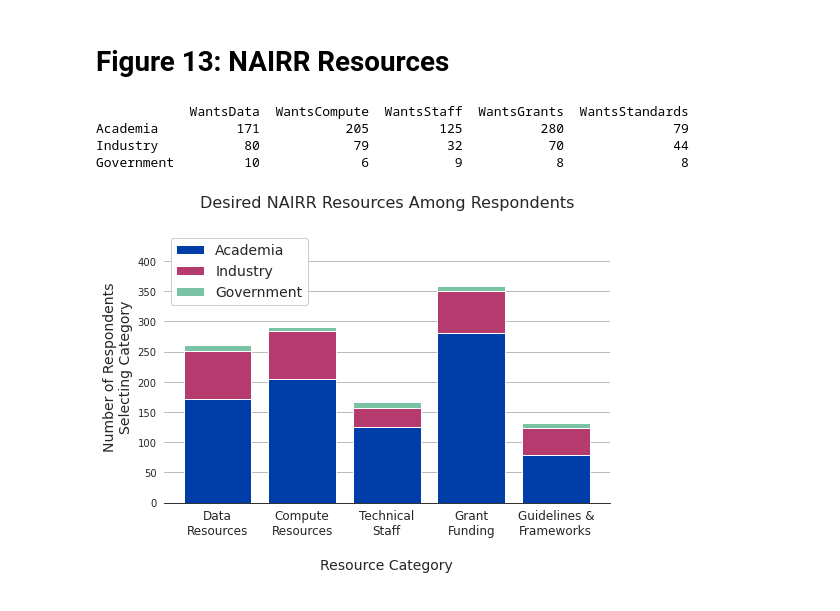
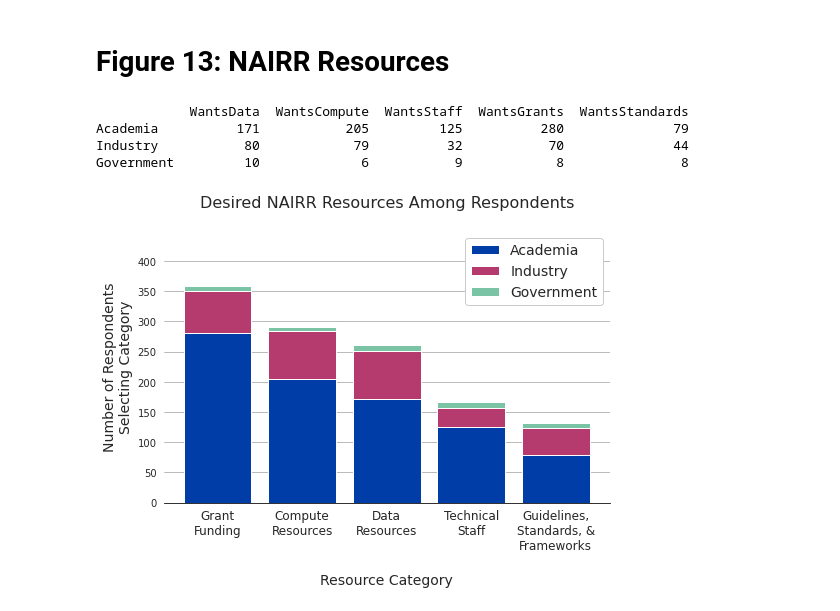
Before and after one commit to georgetown-cset/Compute_Survey_2022, a Jupyter notebook: scripts/paper_figures.ipynb, the cells around one changed output. Cells and saved outputs as stored; diff of their text form; code cells hidden in the pictures.

Commit message:
Updated Figure 13

```diff
--- a/scripts/paper_figures.ipynb
+++ b/scripts/paper_figures.ipynb
@@ -875,34 +1043,38 @@ for col in data.columns:
         data.loc[sector, col] = df[df.Sector == sector][col].sum()
 print(data)
 
+# Calculate totals and sort the data
+totals = np.sum(np.array(data), axis=0)
+sorted_data = np.array(data)[:, np.argsort(totals)[::-1]]
+
 # Create the figure
 fig, ax = plt.subplots(figsize=(8,5))
 
 # Plot the data as a stacked bar plot
 bottom = np.zeros(5,)
 for i in range(3):
-    ax.bar(np.arange(5), np.array(data.loc[data.index[i]]), bottom = bottom,
+    ax.bar(np.arange(5), sorted_data[i], bottom = bottom,
            color=colors[i], label=data.index[i])
-    bottom += np.array(data.loc[data.index[i]])
+    bottom += sorted_data[i]
 
 # Adjust the aesthetics, add a legend, and save the figure
-labels = ['Data\nResources', 'Compute\nResources', 'Technical\nStaff', 'Grant\nFunding', 'Guidelines &\nFrameworks']
+labels = ['Grant\nFunding', 'Compute\nResources', 'Data\nResources', 'Technical\nStaff', 'Guidelines,\nStandards, &\nFrameworks']
 ax.set_xticks(np.arange(5))
 ax.set_xticklabels(labels, fontsize=12, fontname='DejaVu Sans')
 ax.set_xlabel('\nResource Category', fontsize=14, fontname='DejaVu Sans')
 ax.set_yticks(np.arange(0, 450, 50))
 ax.set_yticklabels([str(i) for i in np.arange(0, 450, 50)], fontsize=10, fontname='DejaVu Sans')
 ax.set_ylabel('Number of Respondents\nSelecting Category', fontsize=14, fontname='DejaVu Sans')
 ax.set_ylim([0,450])
 ax.set_title('Desired NAIRR Resources Among Respondents\n', fontsize=16, fontname='DejaVu Sans')
 ax.legend(prop=basefont, loc=0)
 plt.savefig('../figures/paper/Fig13.jpg', dpi=300, bbox_inches='tight')
 
 plt.show()
 plt.close()
 # %% [output]
             WantsData  WantsCompute  WantsStaff  WantsGrants  WantsStandards
 Academia          171           205         125          280              79
 Industry           80            79          32           70              44
 Government         10             6           9            8               8
-[figure, old version]
+[figure, new version]
```
Also changed, not shown: parts of 10 cells of this notebook, 1 other file.
